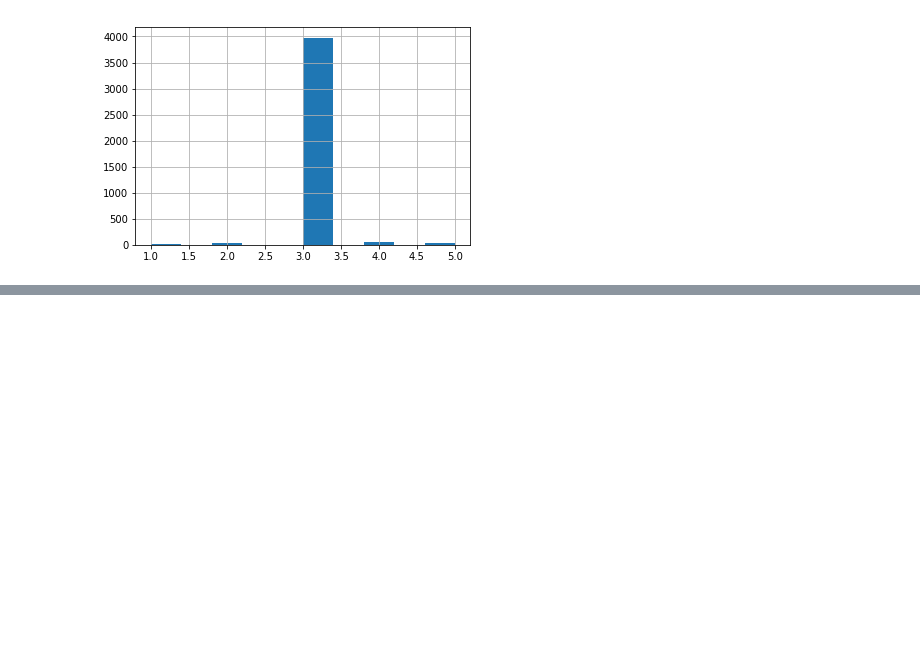
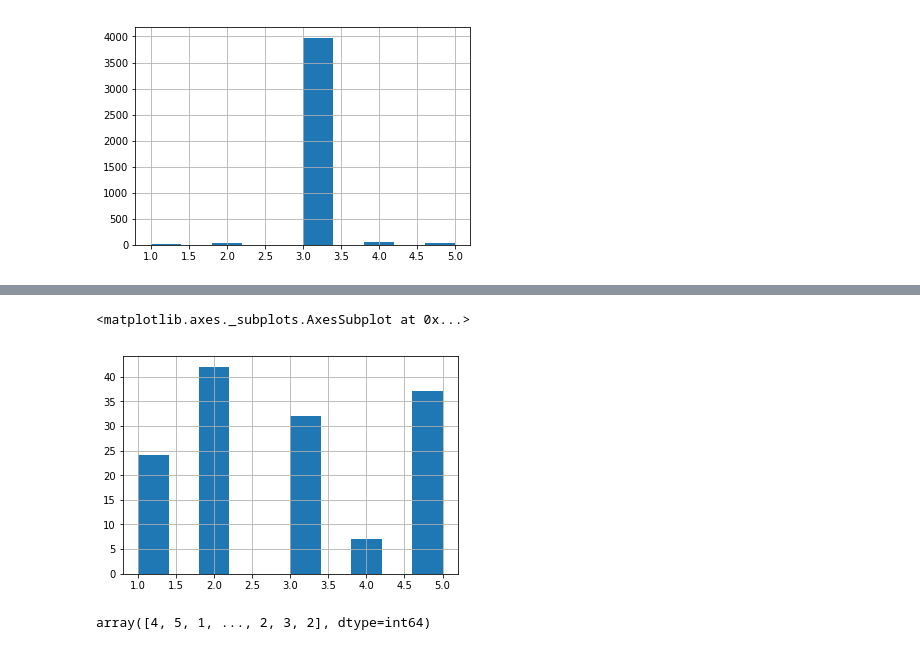
Before and after one commit to Esiee-Leboncoin/moderation, a Jupyter notebook: notebooks/Contract_classification.ipynb, the cells around one changed output, grey strips where cells are left out. Cells and saved outputs as stored; diff of their text form; code cells hidden in the pictures; blank space fills up the shorter version.

```diff
--- a/notebooks/Contract_classification.ipynb
+++ b/notebooks/Contract_classification.ipynb
@@ -342,0 +369,7 @@ df[df.title.str.contains("stage") ].contract_id.hist()
+# %%
+# Histogramme du type des offres contenant 'vie'
+
+df[df.title.str.contains("vie") ].contract_id.hist()
+# %% [output]
+<matplotlib.axes._subplots.AxesSubplot at 0x...>
+[figure, added]
@@ -342,0 +378,10 @@ df[df.title.str.contains("stage") ].contract_id.hist()
+# %%
+# Random Forest
+
+clf =  RandomForestClassifier(#max_depth=10,
+    n_estimators=100)
+    #, max_features=6)
+clf.fit(X_train, y_train)
+clf.predict(X_test)
+# %% [output]
+array([4, 5, 1, ..., 2, 3, 2], dtype=int64)
```
Also changed, not shown: parts of 63 cells of this notebook.
